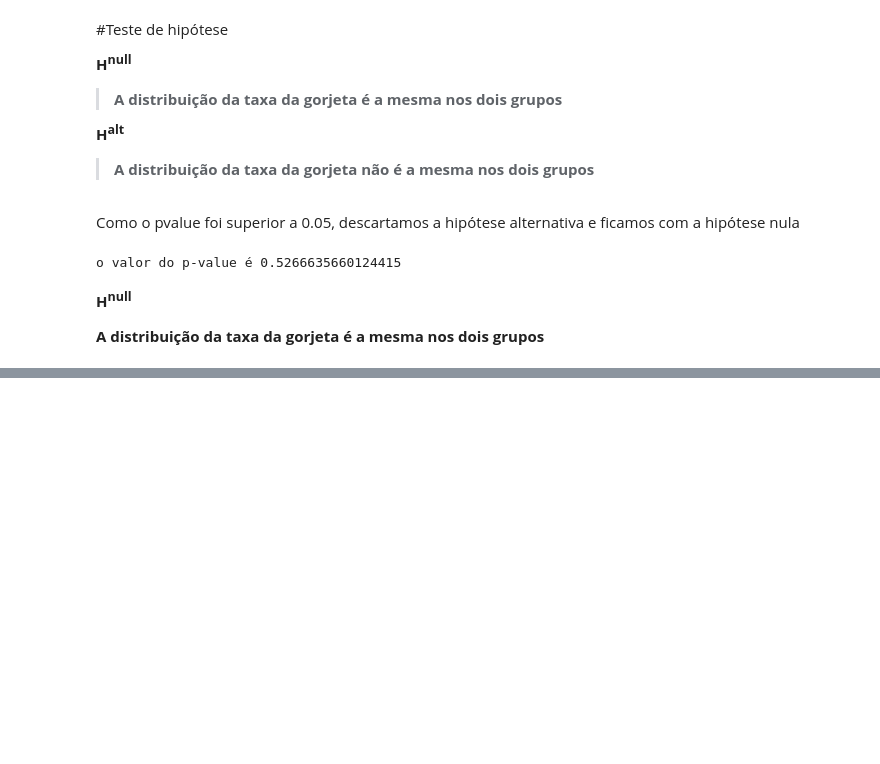
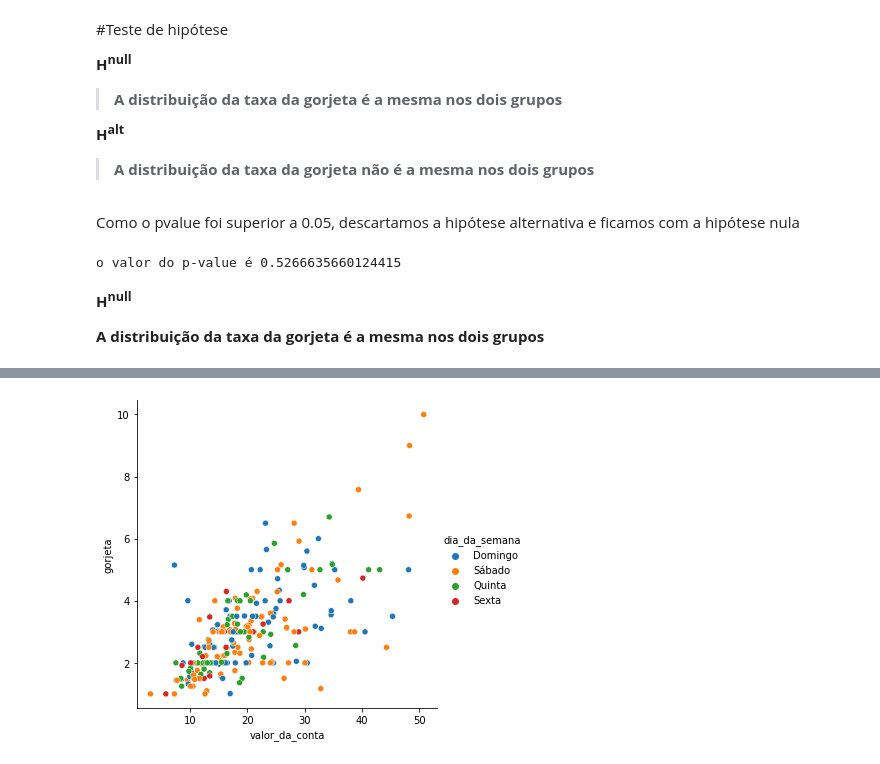
Before and after one commit to erikamarchi/data-visualization-explorando-com-seaborn, a Jupyter notebook: EDA_Gorjetas.ipynb, the cells around one changed output, grey strips where cells are left out. Drawn from its saved outputs; the diff is of its cells as text; code cells hidden in the pictures; blank space fills up the shorter version.

```diff
--- a/EDA_Gorjetas.ipynb
+++ b/EDA_Gorjetas.ipynb
@@ -256,0 +278,7 @@ o valor do p-value é 0.5266635660124415
+# %%
+sns.relplot(hue='dia_da_semana',
+            x='valor_da_conta',
+            y='gorjeta',
+            data=gorjetas);
+# %% [output]
+[figure, added]
```
Also changed, not shown: parts of 8 cells of this notebook.
